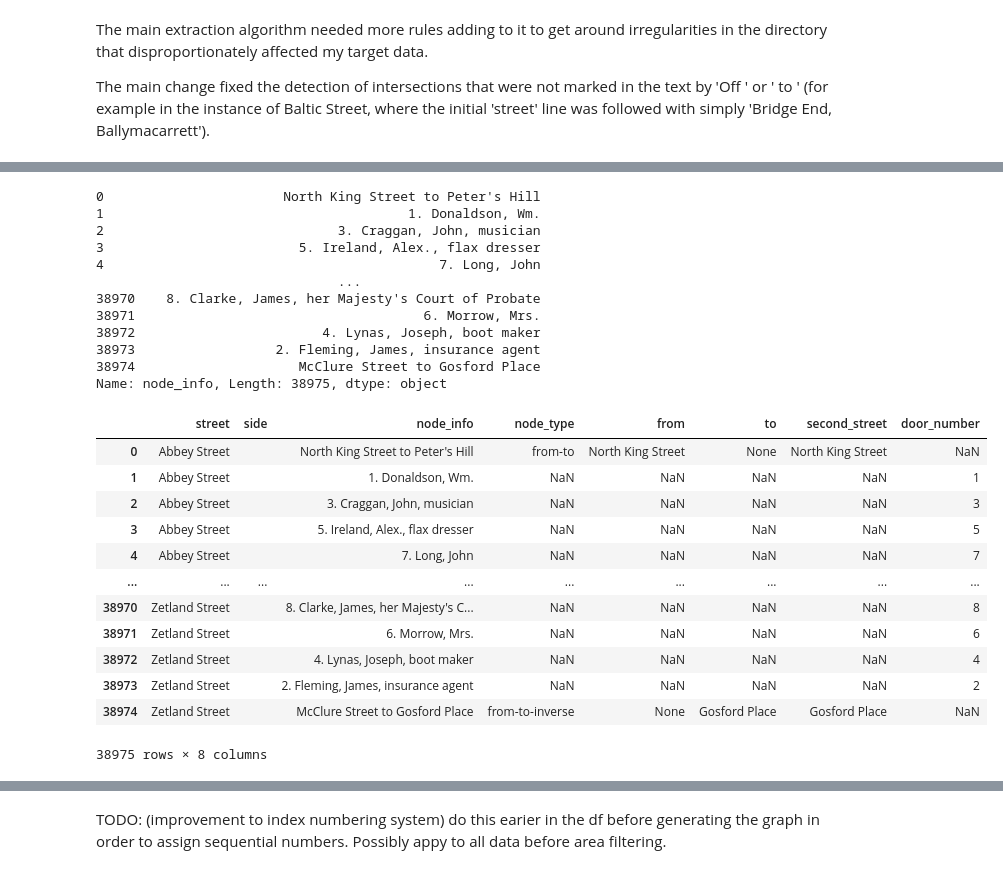
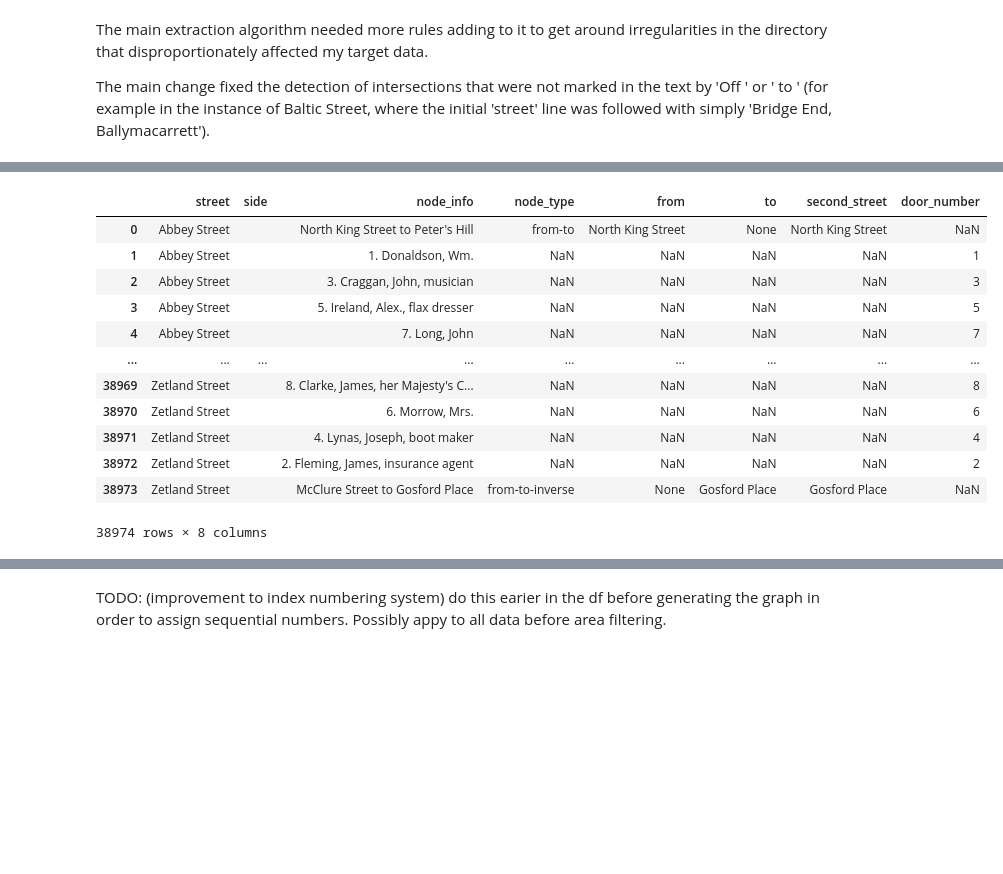
Before and after one commit to sian0x0/Map-Extinct-Addresses, a Jupyter notebook: ballymacarrett-extract.ipynb, the cells around one changed output, grey strips where cells are left out. Drawn from its saved outputs; the diff is of its cells as text; code cells hidden in the pictures; blank space fills up the shorter version.

Commit message:
detect half door numbers

```diff
--- a/ballymacarrett-extract.ipynb
+++ b/ballymacarrett-extract.ipynb
@@ -257,7 +255,7 @@ def bsd_txt_to_df_basic_nodes_2(txt_file_path):
         txt_file = file.readlines()
 
     df_node_gather = pd.DataFrame(columns=['street', 'side', 'node_info', 'node_type'])
-    current_street = node_info = ''
+    current_street = node_info = side = node_type = ''
     i = 0
 
     while i < len(txt_file):
@@ -270,8 +268,8 @@ def bsd_txt_to_df_basic_nodes_2(txt_file_path):
             node_info = line.strip(".").replace(' intersects', '').replace(' intersect', '').replace('\n', '')
             node_type = 'intersect'
 
-        # detect street renaming and skip
-        elif line.strip() == '' or line.startswith('[Late ') or line.startswith('(Late '):
+        # detect street renaming and skip #LATER: store if working over multiple years' directories
+        elif line.strip() == '' or line.startswith('[Late ') or line.startswith('(Late ') or line.startswith('Late '):
             i += 1
             continue
 
@@ -375,67 +376,52 @@ df_nodes_2['second_street'] = df_nodes_2['second_street'].apply(lambda x: x.spli
 
 # get rows with multiple streets in 'second_street' and split to list values
 df_nodes_test_2 = df_nodes_2.copy()
 df_multi_streets = df_nodes_test_2[df_nodes_test_2['second_street'].fillna('').str.contains(' and ')].copy()
 df_multi_streets['second_street'] = df_multi_streets['second_street'].str.split(' and |, ')
 
 # rename street items ending in "Streets"
 def process_list(lst):
     return [item.replace(" Streets", "").strip() + " Street" for item in lst]
 
 df_multi_streets['second_street'] = df_multi_streets['second_street'].apply(lambda x: process_list(x) if any(" Streets" in item for item in x) else x)
 
 # iterate through 'multi' rows and derive new separate rows
 new_rows = []
 for index, row in df_multi_streets.iterrows():
     for street in row['second_street']:
         new_row = row.copy()
         new_row['second_street'] = street
         new_rows.append(new_row)
 
 # drop original 'multi' street rows from main data set
 df_nodes_test_2.drop(df_multi_streets.index, inplace=True)
 
 # convert new rows to a df and concat with main data set
 new_df = pd.DataFrame(new_rows)
 df_nodes_test_2 = pd.concat([df_nodes_test_2, new_df]) #, ignore_index=True
 
 # sort by index to ensure sequential order then reset
 df_nodes_test_2.sort_index(inplace=True)
 df_nodes_test_2.reset_index(inplace=True, drop=True)
+
+# extract door number #LATER: handle multiple and insert new rows in sequence order (currently only the first number listed is used)
+df_nodes_test_2['door_number'] = df_nodes_test_2['node_info'].copy().str.replace('½', '.5').str.extract(r'(\d+(?:\.\d+)?)')
+
+df_nodes_test_2
+# %% [output]
+|  | street | side | node_info | node_type | from | to | second_street | door_number |
+| 0 | Abbey Street |  | North King Street to Peter's Hill | from-to | North King Street | None | North King Street | NaN |
+| 1 | Abbey Street |  | 1. Donaldson, Wm. | NaN | NaN | NaN | NaN | 1 |
+| 2 | Abbey Street |  | 3. Craggan, John, musician | NaN | NaN | NaN | NaN | 3 |
+| 3 | Abbey Street |  | 5. Ireland, Alex., flax dresser | NaN | NaN | NaN | NaN | 5 |
+| 4 | Abbey Street |  | 7. Long, John | NaN | NaN | NaN | NaN | 7 |
+| ... | ... | ... | ... | ... | ... | ... | ... | ... |
+| 38969 | Zetland Street |  | 8. Clarke, James, her Majesty's C... | NaN | NaN | NaN | NaN | 8 |
+| 38970 | Zetland Street |  | 6. Morrow, Mrs. | NaN | NaN | NaN | NaN | 6 |
+| 38971 | Zetland Street |  | 4. Lynas, Joseph, boot maker | NaN | NaN | NaN | NaN | 4 |
+| 38972 | Zetland Street |  | 2. Fleming, James, insurance agent | NaN | NaN | NaN | NaN | 2 |
+| 38973 | Zetland Street |  | McClure Street to Gosford Place | from-to-inverse | None | Gosford Place | Gosford Place | NaN |
+38974 rows × 8 columns
-# %%
-df_nodes_test_2['node_info']
-# %% [output]
-0                       North King Street to Peter's Hill
-1                                       1. Donaldson, Wm.
-2                              3. Craggan, John, musician
-3                         5. Ireland, Alex., flax dresser
-4                                           7. Long, John
-                               ...
-38970    8. Clarke, James, her Majesty's Court of Probate
-38971                                     6. Morrow, Mrs.
-38972                        4. Lynas, Joseph, boot maker
-38973                  2. Fleming, James, insurance agent
-38974                     McClure Street to Gosford Place
-Name: node_info, Length: 38975, dtype: object
-# %%
-# extract door number #TODO: handle multiple and half symbol; insert new rows in sequence order
-df_nodes_test_2['door_number'] = df_nodes_test_2['node_info'].copy().str.extract('(\d+)')
-
-df_nodes_test_2
-# %% [output]
-|  | street | side | node_info | node_type | from | to | second_street | door_number |
-| 0 | Abbey Street |  | North King Street to Peter's Hill | from-to | North King Street | None | North King Street | NaN |
-| 1 | Abbey Street |  | 1. Donaldson, Wm. | NaN | NaN | NaN | NaN | 1 |
-| 2 | Abbey Street |  | 3. Craggan, John, musician | NaN | NaN | NaN | NaN | 3 |
-| 3 | Abbey Street |  | 5. Ireland, Alex., flax dresser | NaN | NaN | NaN | NaN | 5 |
-| 4 | Abbey Street |  | 7. Long, John | NaN | NaN | NaN | NaN | 7 |
-| ... | ... | ... | ... | ... | ... | ... | ... | ... |
-| 38970 | Zetland Street |  | 8. Clarke, James, her Majesty's C... | NaN | NaN | NaN | NaN | 8 |
-| 38971 | Zetland Street |  | 6. Morrow, Mrs. | NaN | NaN | NaN | NaN | 6 |
-| 38972 | Zetland Street |  | 4. Lynas, Joseph, boot maker | NaN | NaN | NaN | NaN | 4 |
-| 38973 | Zetland Street |  | 2. Fleming, James, insurance agent | NaN | NaN | NaN | NaN | 2 |
-| 38974 | Zetland Street |  | McClure Street to Gosford Place | from-to-inverse | None | Gosford Place | Gosford Place | NaN |
-38975 rows × 8 columns
 # %%
 df_nodes_2 = df_nodes_test_2.copy()
 df_nodes_2
```
Also changed, not shown: parts of 33 cells of this notebook.
